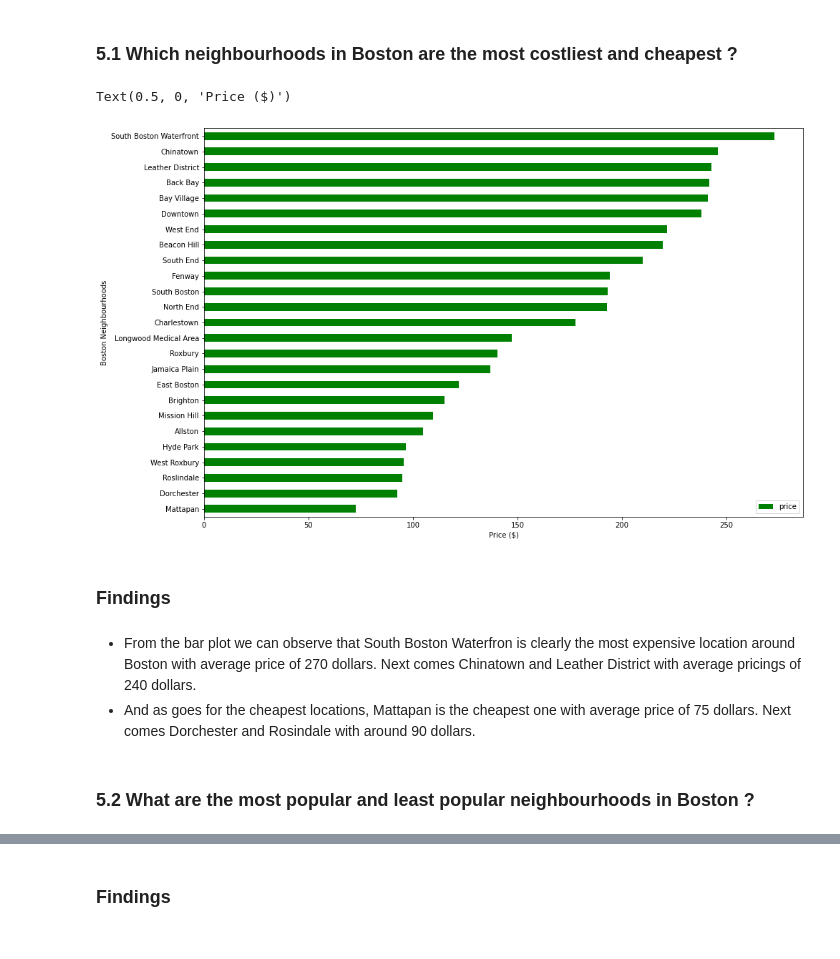
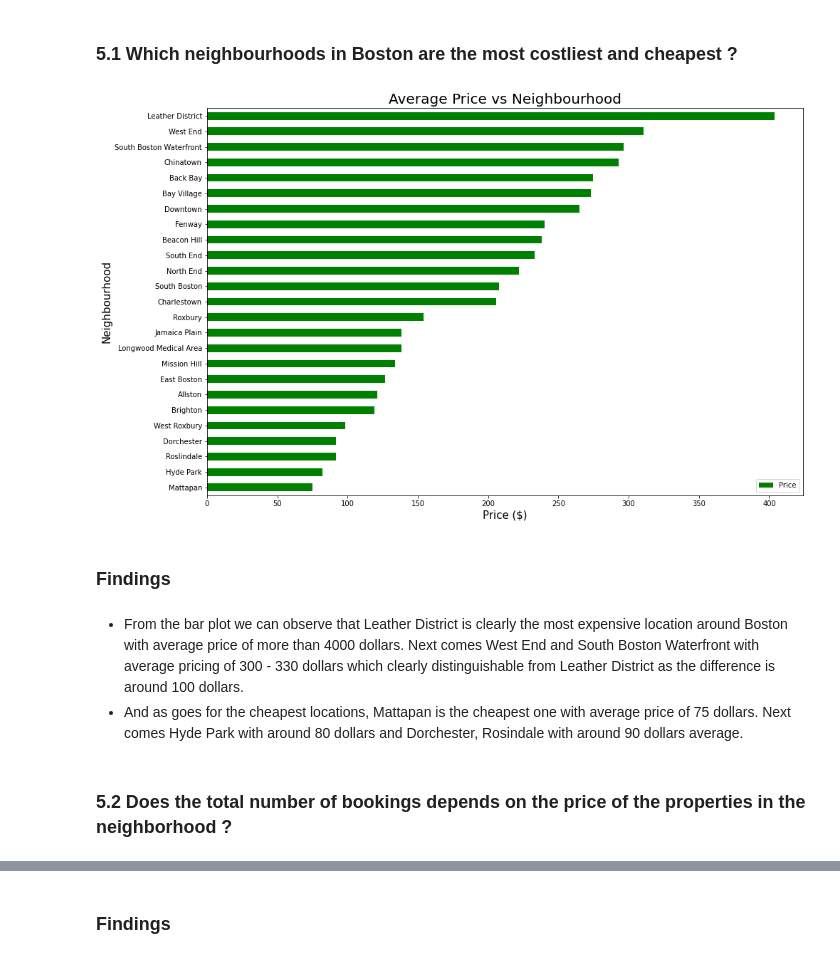
Before and after one commit to 0xNILADRI/Boston-AirBnB, a Jupyter notebook: boston_airbnb.ipynb, the cells around one changed output, grey strips where cells are left out. Drawn from its saved outputs; the diff is of its cells as text; code cells hidden in the pictures.

```diff
--- a/boston_airbnb.ipynb
+++ b/boston_airbnb.ipynb
@@ -1045,6 +1126,2 @@ compound_mean                                      3           :  0.12 %
-# %%
-# fill null values with 0
-for c in ['neg_mean','neu_mean','pos_mean','compound_mean']:
-    df_final[c] = df_final[c].fillna(0)
 # %% [markdown]
 * As the dataframe took its final shape it's time to remove the columns which are not necessary any further. The columns are `id` , `host_id` and `listing_id`.
@@ -1050,0 +1130,3 @@ for c in ['neg_mean','neu_mean','pos_mean','compound_mean']:
+# %%
+# joining two data frames with the unique id
+df_final = pd.merge(df_final,df_listings_count_price,how = 'inner', left_on=['id'], right_on = ['listing_id'])
@@ -1051,6 +1137,6 @@ for c in ['neg_mean','neu_mean','pos_mean','compound_mean']:
 # %%
 # drop columns
-df_final.drop(['id','host_id','listing_id'], axis = 1, inplace = True)
+df_final.drop(['id','host_id','listing_id_x','listing_id_y'], axis = 1, inplace = True)
 # %%
 df_final
 # %% [output]
@@ -1104,9 +1195,9 @@ sns.heatmap(df_final.corr(), annot = True,  fmt='.2f');
 * Columns `neg_mean`, `neu_mean` and `pos_mean` also have huge correlation with compound_mean, drop these.
 # %%
 # drop columns
-high_corr = ['bedrooms','beds','availability_30','availability_60','availability_90','review_scores_accuracy',
+high_corr = ['bedrooms','beds','availability_60','availability_90','availability_365','review_scores_accuracy',
              'review_scores_cleanliness', 'review_scores_checkin', 'review_scores_communication',
-             'review_scores_location', 'review_scores_value','neg_mean','neu_mean','pos_mean']
+             'review_scores_location', 'review_scores_value','neg_mean','neu_mean','pos_mean','price']
 df_final.drop(high_corr, axis = 1, inplace = True)
 # %% [markdown]
 ## 5. Evaluation
@@ -1116,19 +1207,21 @@ In this step I will answer all the questions which have been raised before for t
 ### 5.1 Which neighbourhoods in Boston are the most costliest and cheapest ?
 # %%
 # plot bar plot - for average price in different locations
-price_boston = df_final.groupby(['neighbourhood_cleansed'])[['price']].mean().sort_values(by='price',ascending=True)
+price_boston = df_final.groupby(['neighbourhood_cleansed'])[['avg_price']].mean().sort_values(by='avg_price',ascending=True)
 price_boston.plot(kind='barh', figsize = (15,10), color ='green')
-plt.ylabel('Boston Neighbourhoods')
-plt.xlabel('Price ($)')
+plt.title('Average Price vs Neighbourhood', fontsize = 20)
+plt.ylabel('Neighbourhood', fontsize = 15)
+plt.xlabel('Price ($)', fontsize = 15)
+plt.legend(['Price'])
+plt.savefig('price_neighbourhood.png')
 # %% [output]
-Text(0.5, 0, 'Price ($)')
-[figure, old version]
+[figure, new version]
 # %% [markdown]
 ### Findings
 # %% [markdown]
-* From the bar plot we can observe that South Boston Waterfron is clearly the most expensive location around Boston with average price of 270 dollars. Next comes Chinatown and Leather District with average pricings of 240 dollars.
-* And as goes for the cheapest locations, Mattapan is the cheapest one with average price of 75 dollars. Next comes Dorchester and Rosindale with around 90 dollars.
+* From the bar plot we can observe that Leather District is clearly the most expensive location around Boston with average price of more than 4000 dollars. Next comes West End and South Boston Waterfront with average pricing of 300 - 330 dollars which clearly distinguishable from Leather District as the difference is around 100 dollars.
+* And as goes for the cheapest locations, Mattapan is the cheapest one with average price of 75 dollars. Next comes Hyde Park with around 80 dollars and Dorchester, Rosindale with around 90 dollars average.
-# %% [markdown]
-### 5.2 What are the most popular and least popular neighbourhoods in Boston ?
+# %% [markdown]
+### 5.2 Does the total number of bookings depends on the price of the properties in the neighborhood ?
 # %%
 # plot bar plot - for count of listings in different locations in descending order.
```
Also changed, not shown: parts of 119 cells of this notebook, 14 other files.
